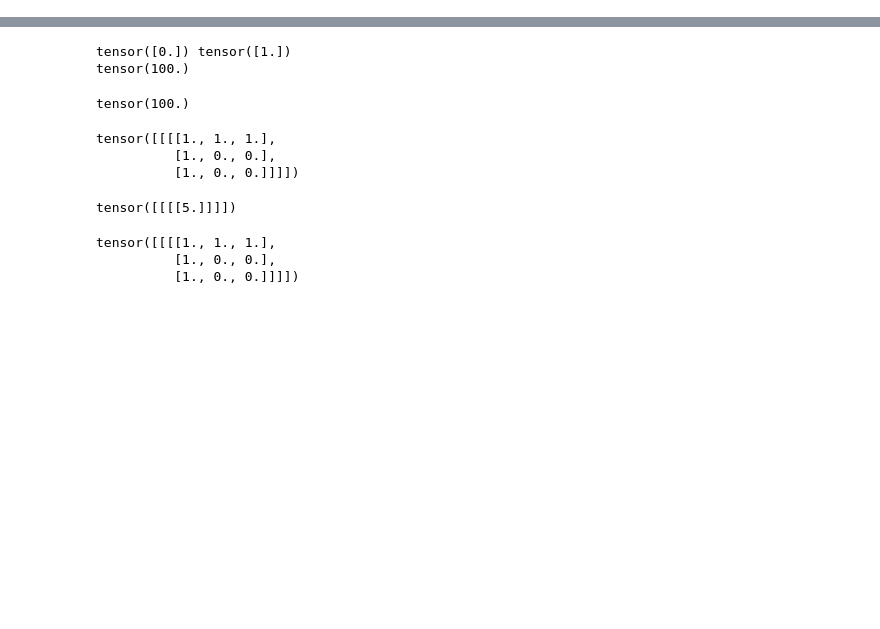
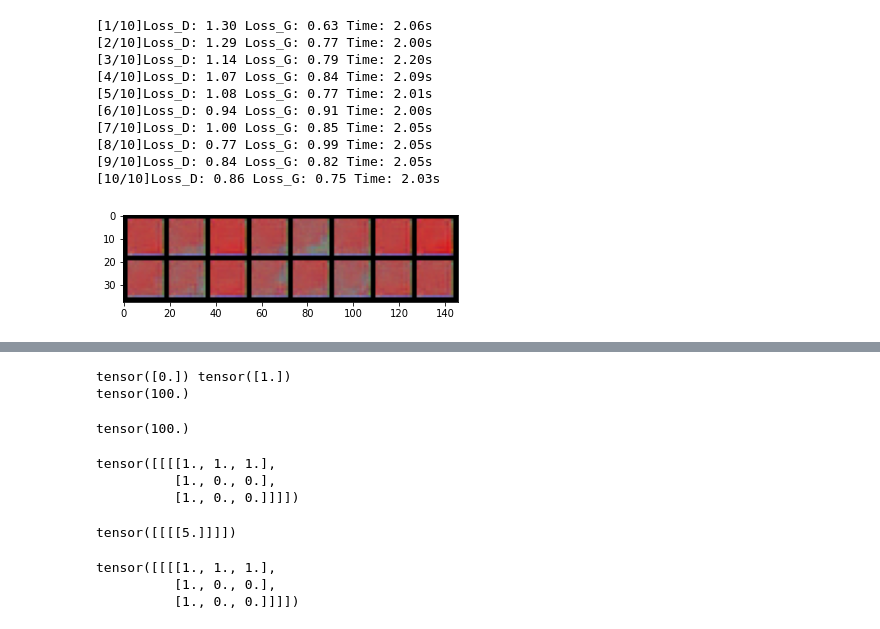
Before and after one commit to AustinXY/pconv-toy, a Jupyter notebook: pconv-toy.ipynb, the cells around one changed output, grey strips where cells are left out. Drawn from its saved outputs; the diff is of its cells as text; code cells hidden in the pictures; blank space fills up the shorter version.

```diff
--- a/pconv-toy.ipynb
+++ b/pconv-toy.ipynb
@@ -75,7 +76,7 @@ class D(nn.Module):
         self.downblock1 = downBlock_p(ndf // 4, ndf // 2, 3, 1, 1)
         self.downblock2 = downBlock_p(ndf // 2, ndf, 3, 1, 1)
 #         self.downblock3 = downBlock_p(ndf * 2, ndf * 2, 3, 1, 1)
-        self.uncond_logits = PartialConv2d(ndf, 1, kernel_size=4, stride=4)
+        self.uncond_logits = PartialConv_(ndf, 1, kernel_size=4, stride=4)
     def forward(self, x_var, mask=None):
         """
         - x_var (tensor): 3x16x16
@@ -83,8 +84,14 @@ class D(nn.Module):
         """
         x_code = self.from_rgb(x_var)                 # 16 * 16 * 16
         x_code, mask = self.downblock1(x_code, mask)  # 32 * 8 * 8
+        if mk_f:
+          print(mask[0])
         x_code, mask = self.downblock2(x_code, mask)  # 64 * 4 * 4
-        rf_score, _ = self.uncond_logits(x_code, mask)
+        if mk_f:
+          print(mask[0])
+        rf_score, mask = self.uncond_logits(x_code, mask)
+        if mk_f:
+          print(mask[0])
         rf_score = F.sigmoid(rf_score)
         return rf_score.view(-1)
 # %%
@@ -351,10 +418,11 @@ nz = 64
 ngf = 64
 ndf = 64
 batch_size = 16
-mask_size = 5
+mask_size = 4
 # use regular convolution
 reg_conv = False
-amflag = True
+amflag = False
+mk_f = False
 # %%
 netG = G(ngf, nz).cuda()
 netD = D(ndf).cuda()
@@ -367,3 +435,64 @@ optG = optim.Adam(netG.parameters(),
                   lr=2e-4,
                   betas=(0.5, 0.999))
 criterion_one = nn.BCELoss().cuda()
+# %%
+max_count = 1001
+
+ep = 0
+netG.train()
+start_t = time.time()
+for count in range(1, max_count):
+    ims, mks = prepare_data(batch_size, mask_size)
+    if reg_conv:
+        mks = None
+
+    noise = Variable(torch.FloatTensor(batch_size, nz)).cuda()
+    noise.data.normal_(0, 1)
+    fake_ims = netG(noise)
+
+    # train D
+    netD.zero_grad()
+    real_logits = netD(ims, mks)
+    # _, mks = prepare_data(batch_size, mask_size)
+    fake_logits = netD(fake_ims.detach())
+    fake_labels = torch.zeros_like(fake_logits)
+    real_labels = torch.ones_like(real_logits)
+    errD_real = criterion_one(real_logits, real_labels) # Real/Fake loss for the real image
+    # print(errD_real)
+    errD_fake = criterion_one(fake_logits, fake_labels) # Real/Fake loss for the fake image
+    # print(errD_fake)
+    errD = errD_real + errD_fake
+    errD.backward()
+    optD.step()
+
+    # train G
+    netG.zero_grad()
+    netD.zero_grad()
+    # _, mks = prepare_data(batch_size, mask_size)
+    fake_logits = netD(fake_ims)
+    real_labels = torch.ones_like(fake_logits)
+    errG = criterion_one(fake_logits, real_labels)
+    errG.backward()
+    optG.step()
+
+    if count % 100 == 0:
+        ep += 1
+        end_t = time.time()
+        print('[%d/%d]Loss_D: %.2f Loss_G: %.2f Time: %.2fs'
+              % (ep, int(max_count/100),
+                errD.item(), errG.item(),
+                end_t - start_t))
+        imshow(fake_ims)
+        start_t = time.time()
+# %% [output]
+[1/10]Loss_D: 1.30 Loss_G: 0.63 Time: 2.06s
+[2/10]Loss_D: 1.29 Loss_G: 0.77 Time: 2.00s
+[3/10]Loss_D: 1.14 Loss_G: 0.79 Time: 2.20s
+[4/10]Loss_D: 1.07 Loss_G: 0.84 Time: 2.09s
+[5/10]Loss_D: 1.08 Loss_G: 0.77 Time: 2.01s
+[6/10]Loss_D: 0.94 Loss_G: 0.91 Time: 2.00s
+[7/10]Loss_D: 1.00 Loss_G: 0.85 Time: 2.05s
+[8/10]Loss_D: 0.77 Loss_G: 0.99 Time: 2.05s
+[9/10]Loss_D: 0.84 Loss_G: 0.82 Time: 2.05s
+[10/10]Loss_D: 0.86 Loss_G: 0.75 Time: 2.03s
+[figure, added]
```
Also changed, not shown: parts of 21 cells of this notebook.
